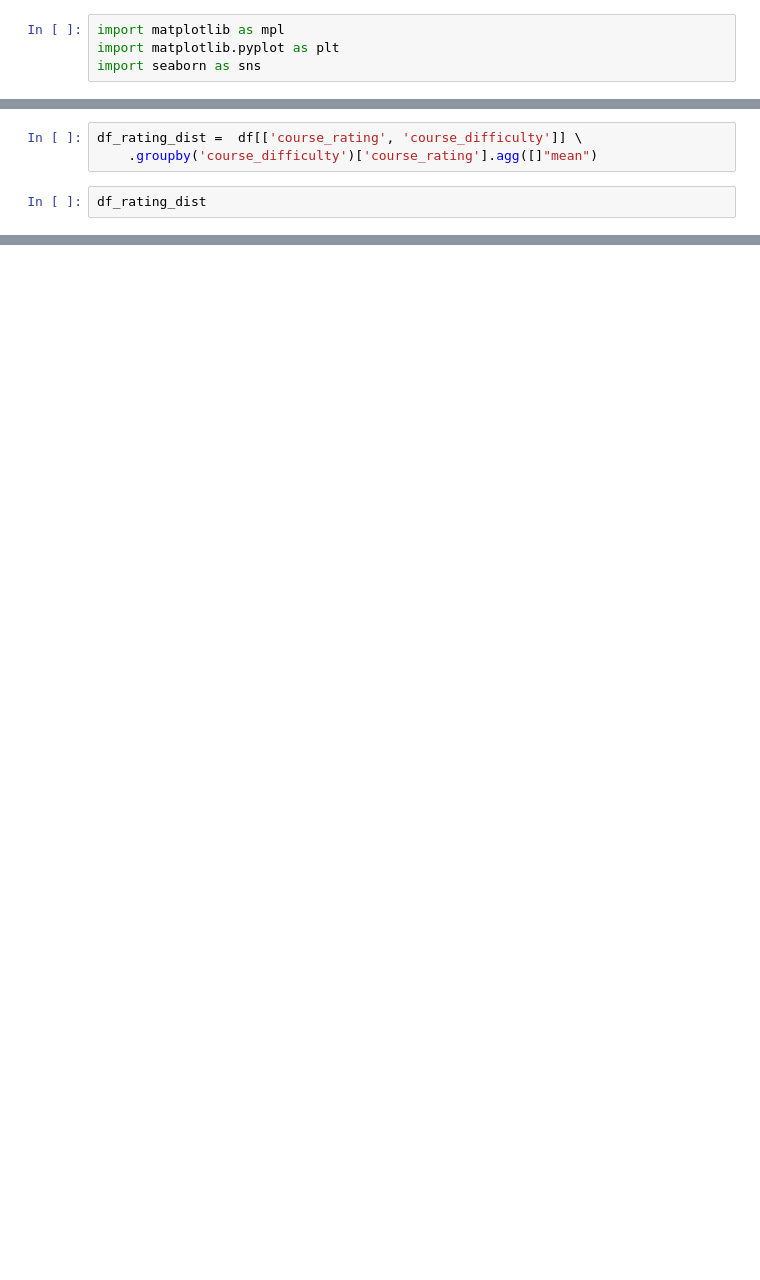
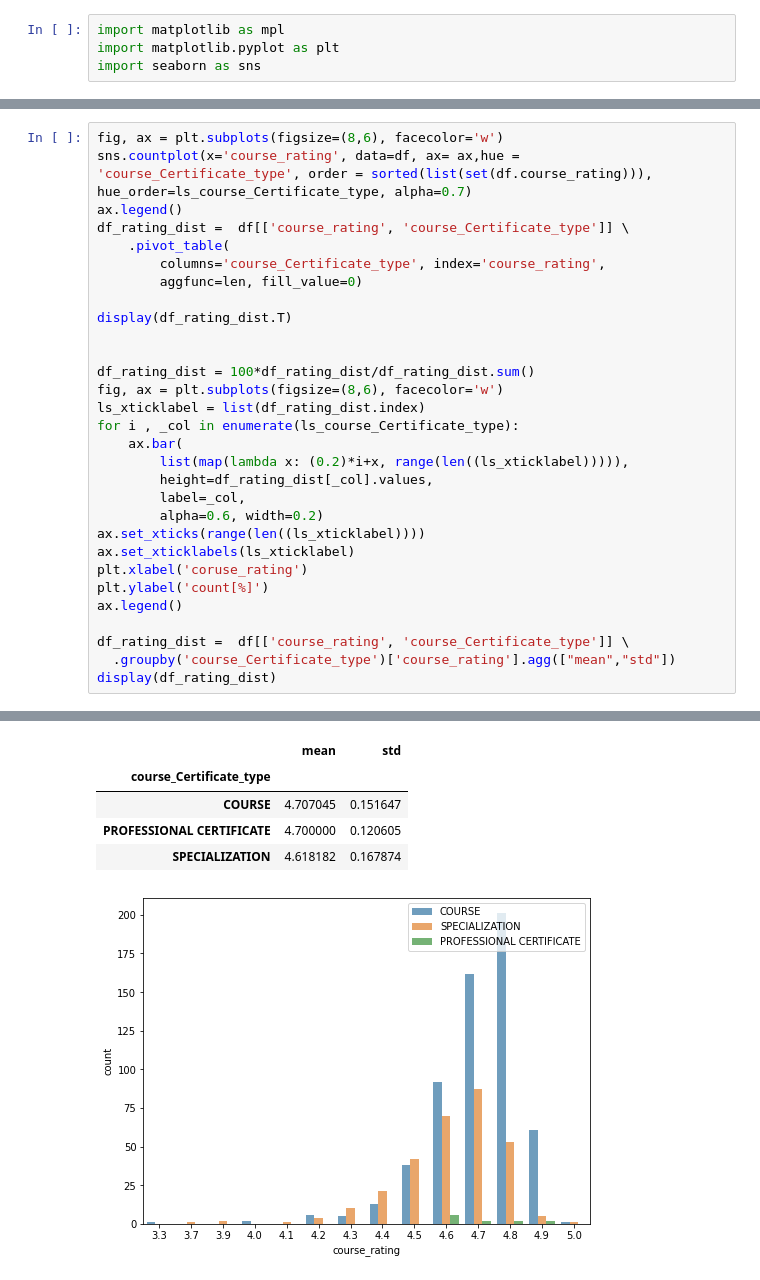
Before and after one commit to tanico-rikudo/TackleKaggle, a Jupyter notebook: coursera/analysis/CourseraEDA.ipynb, the cells around one changed output, grey strips where cells are left out. Saved outputs shown, nothing was run; the diff lists cells and outputs as text; blank space fills up the shorter version.

```diff
--- a/coursera/analysis/CourseraEDA.ipynb
+++ b/coursera/analysis/CourseraEDA.ipynb
@@ -93,5 +244,31 @@ ax.legend()
-# %%
-df_rating_dist =  df[['course_rating', 'course_difficulty']] \
-    .groupby('course_difficulty')['course_rating'].agg([]"mean")
-# %%
-df_rating_dist
+# %%
+fig, ax = plt.subplots(figsize=(8,6), facecolor='w')
+sns.countplot(x='course_rating', data=df, ax= ax,hue = 'course_Certificate_type', order = sorted(list(set(df.course_rating))), hue_order=ls_course_Certificate_type, alpha=0.7)
+ax.legend()
+df_rating_dist =  df[['course_rating', 'course_Certificate_type']] \
+    .pivot_table(
+        columns='course_Certificate_type', index='course_rating',
+        aggfunc=len, fill_value=0)
+
+display(df_rating_dist.T)
+
+
+df_rating_dist = 100*df_rating_dist/df_rating_dist.sum()
+fig, ax = plt.subplots(figsize=(8,6), facecolor='w')
+ls_xticklabel = list(df_rating_dist.index)
+for i , _col in enumerate(ls_course_Certificate_type):
+    ax.bar(
+        list(map(lambda x: (0.2)*i+x, range(len((ls_xticklabel))))),
+        height=df_rating_dist[_col].values,
+        label=_col,
+        alpha=0.6, width=0.2)
+ax.set_xticks(range(len((ls_xticklabel))))
+ax.set_xticklabels(ls_xticklabel)
+plt.xlabel('coruse_rating')
+plt.ylabel('count[%]')
+ax.legend()
+
+df_rating_dist =  df[['course_rating', 'course_Certificate_type']] \
+  .groupby('course_Certificate_type')['course_rating'].agg(["mean","std"])
+display(df_rating_dist)
+# %% [output]
@@ -97,0 +280,6 @@ df_rating_dist
+|  | mean | std |
+| course_Certificate_type |  |  |
+| COURSE | 4.707045 | 0.151647 |
+| PROFESSIONAL CERTIFICATE | 4.700000 | 0.120605 |
+| SPECIALIZATION | 4.618182 | 0.167874 |
+[figure, added]
```
Also changed, not shown: parts of 35 cells of this notebook.
